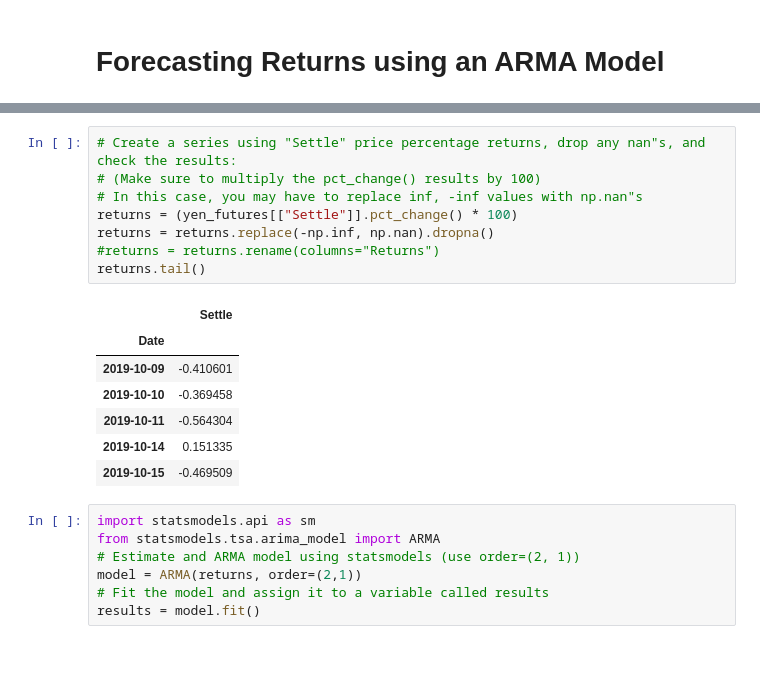
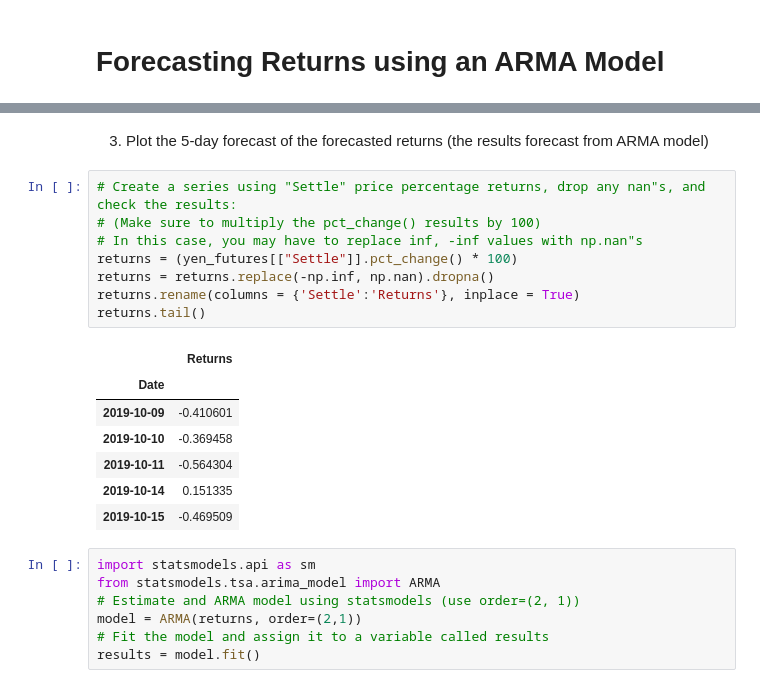
Before and after one commit to svcnygard2/Unit-10-A-Yen-for-the-Future, a Jupyter notebook: time_series_analysis.ipynb, the cells around one changed output, grey strips where cells are left out. Drawn from its saved outputs; the diff is of its cells as text; blank space fills up the shorter version.

```diff
--- a/time_series_analysis.ipynb
+++ b/time_series_analysis.ipynb
@@ -108,13 +109,15 @@ Using futures Settle *Returns*, estimate an ARMA model
+# %% [markdown]
+3. Plot the 5-day forecast of the forecasted returns (the results forecast from ARMA model)
 # %%
 # Create a series using "Settle" price percentage returns, drop any nan"s, and check the results:
 # (Make sure to multiply the pct_change() results by 100)
 # In this case, you may have to replace inf, -inf values with np.nan"s
 returns = (yen_futures[["Settle"]].pct_change() * 100)
 returns = returns.replace(-np.inf, np.nan).dropna()
-#returns = returns.rename(columns="Returns")
+returns.rename(columns = {'Settle':'Returns'}, inplace = True)
 returns.tail()
 # %% [output]
-|  | Settle |
+|  | Returns |
 | Date |  |
 | 2019-10-09 | -0.410601 |
 | 2019-10-10 | -0.369458 |
```
Also changed, not shown: parts of 14 cells of this notebook.
